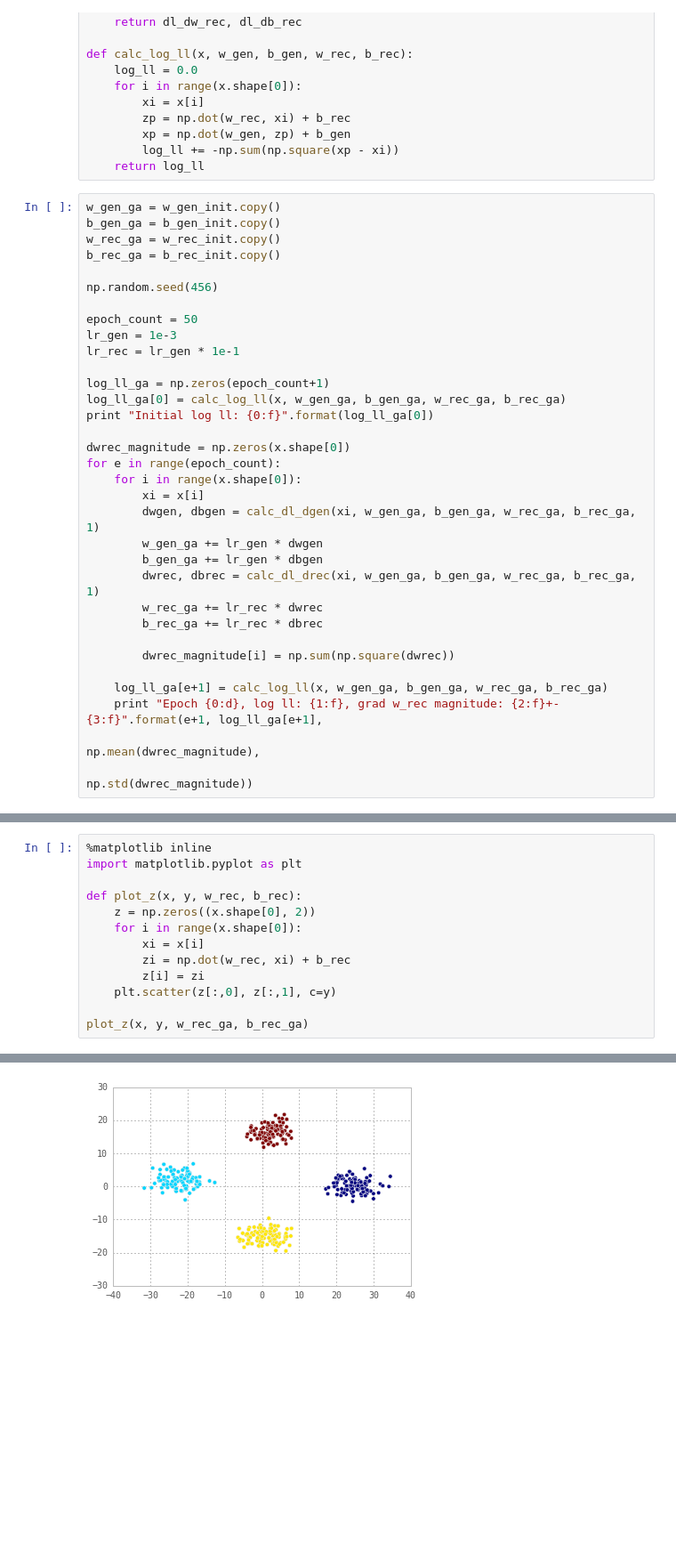
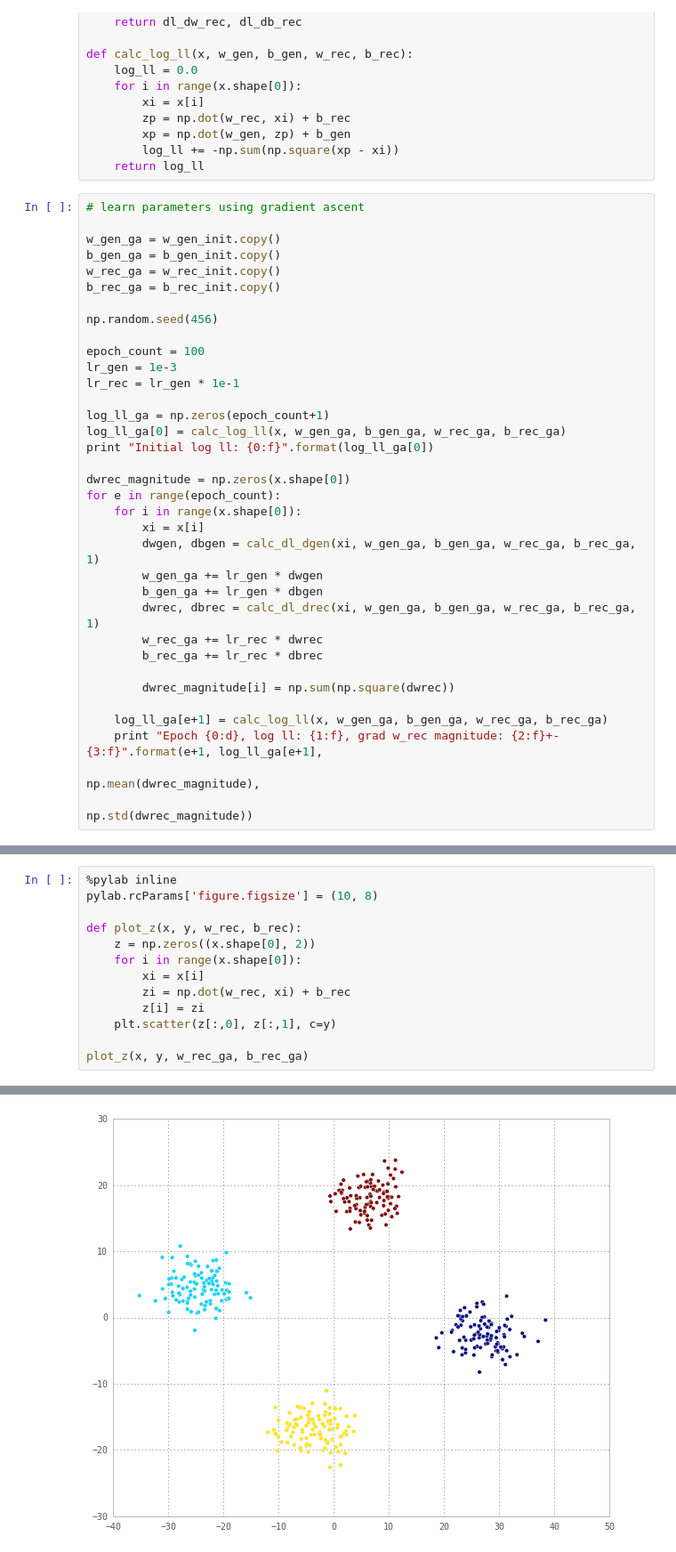
Before and after one commit to gokererdogan/Notebooks, a Jupyter notebook: Unsupervised Learning with Neural Networks.ipynb, the cells around one changed output, grey strips where cells are left out. Shown at 89% size. Saved outputs shown, nothing was run; the diff lists cells and outputs as text; blank space fills up the shorter version.

```diff
--- a/Unsupervised Learning with Neural Networks.ipynb
+++ b/Unsupervised Learning with Neural Networks.ipynb
@@ -154,6 +157,8 @@ def calc_log_ll(x, w_gen, b_gen, w_rec, b_rec):
         log_ll += -np.sum(np.square(xp - xi))
     return log_ll
 # %%
+# learn parameters using gradient ascent
+
 w_gen_ga = w_gen_init.copy()
 b_gen_ga = b_gen_init.copy()
 w_rec_ga = w_rec_init.copy()
@@ -161,7 +166,7 @@ b_rec_ga = b_rec_init.copy()
 
 np.random.seed(456)
 
-epoch_count = 50
+epoch_count = 100
 lr_gen = 1e-3
 lr_rec = lr_gen * 1e-1
 
@@ -207,6 +214,6 @@ Epoch 50, log ll: -1034.089163, grad w_rec magnitude: 1405.496308+-6662.327462
 # %%
-%matplotlib inline
-import matplotlib.pyplot as plt
+%pylab inline
+pylab.rcParams['figure.figsize'] = (10, 8)
 
 def plot_z(x, y, w_rec, b_rec):
     z = np.zeros((x.shape[0], 2))
@@ -221 +231 @@ plot_z(x, y, w_rec_ga, b_rec_ga)
-[figure, old version]
+[figure, new version]
```
Also changed, not shown: parts of 15 cells of this notebook.
